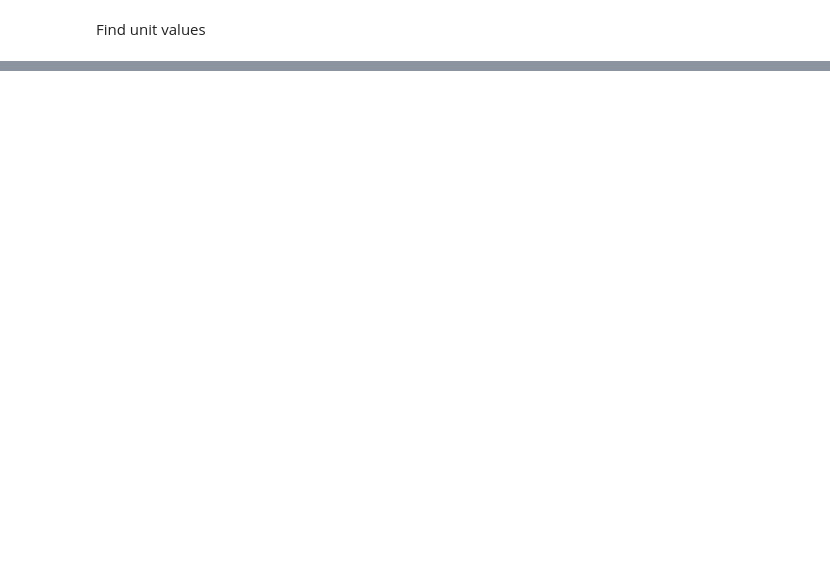
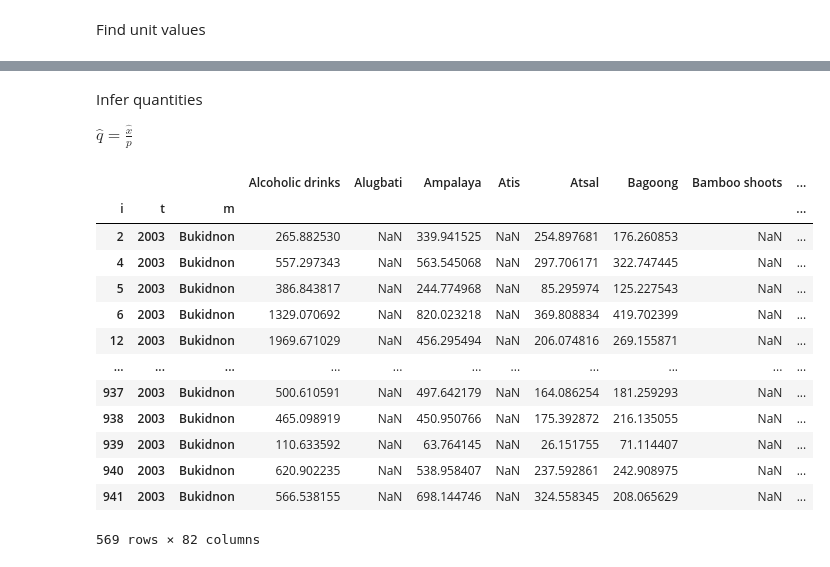
Before and after one commit to HoshiaiP/EEP153B, a Jupyter notebook: PredictedQuantities.ipynb, the cells around one changed output, grey strips where cells are left out. Drawn from its saved outputs; the diff is of its cells as text; code cells hidden in the pictures; blank space fills up the shorter version.

Commit message:
Finish inferring demand

```diff
--- a/PredictedQuantities.ipynb
+++ b/PredictedQuantities.ipynb
@@ -98,0 +114,3 @@ ValueError: cannot join with no overlapping index names
+# %%
+p = unit_vals.median(axis = 0)
+p
@@ -98,0 +130,22 @@ ValueError: cannot join with no overlapping index names
+# %% [markdown]
+Infer quantities
+
+$\hat{q} = \frac{\hat{x}}{p}$
+# %%
+q_hat = x_hat / p
+q_hat
+# %% [output]
+|  |  |  | Alcoholic drinks | Alugbati | Ampalaya | Atis | Atsal | Bagoong | Bamboo shoots | ... |
+| i | t | m |  |  |  |  |  |  |  | ... |
+| 2 | 2003 | Bukidnon | 265.882530 | NaN | 339.941525 | NaN | 254.897681 | 176.260853 | NaN | ... |
+| 4 | 2003 | Bukidnon | 557.297343 | NaN | 563.545068 | NaN | 297.706171 | 322.747445 | NaN | ... |
+| 5 | 2003 | Bukidnon | 386.843817 | NaN | 244.774968 | NaN | 85.295974 | 125.227543 | NaN | ... |
+| 6 | 2003 | Bukidnon | 1329.070692 | NaN | 820.023218 | NaN | 369.808834 | 419.702399 | NaN | ... |
+| 12 | 2003 | Bukidnon | 1969.671029 | NaN | 456.295494 | NaN | 206.074816 | 269.155871 | NaN | ... |
+| ... | ... | ... | ... | ... | ... | ... | ... | ... | ... | ... |
+| 937 | 2003 | Bukidnon | 500.610591 | NaN | 497.642179 | NaN | 164.086254 | 181.259293 | NaN | ... |
+| 938 | 2003 | Bukidnon | 465.098919 | NaN | 450.950766 | NaN | 175.392872 | 216.135055 | NaN | ... |
+| 939 | 2003 | Bukidnon | 110.633592 | NaN | 63.764145 | NaN | 26.151755 | 71.114407 | NaN | ... |
+| 940 | 2003 | Bukidnon | 620.902235 | NaN | 538.958407 | NaN | 237.592861 | 242.908975 | NaN | ... |
+| 941 | 2003 | Bukidnon | 566.538155 | NaN | 698.144746 | NaN | 324.558345 | 208.065629 | NaN | ... |
+569 rows × 82 columns
```
Also changed, not shown: parts of 8 cells of this notebook, 1 other file.
